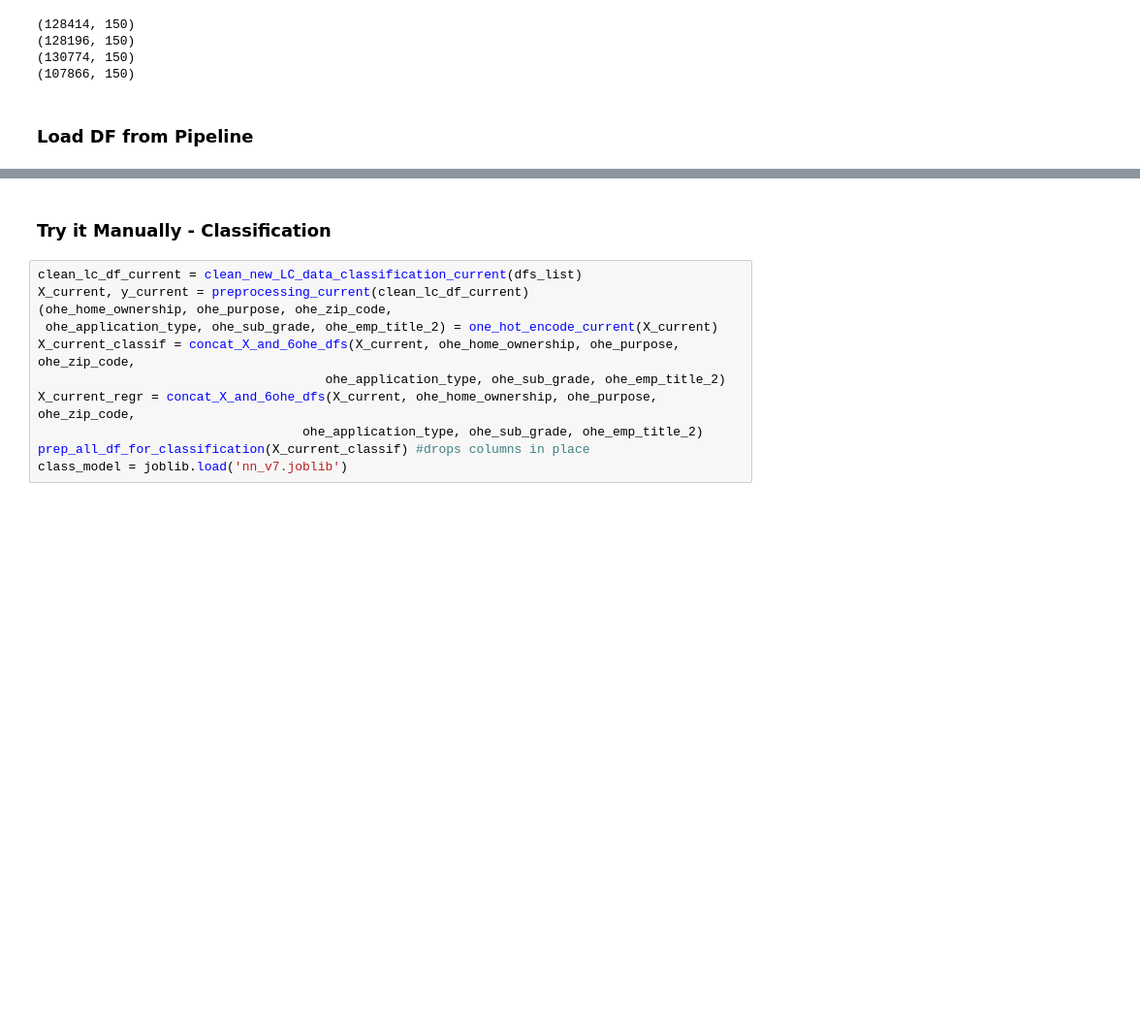
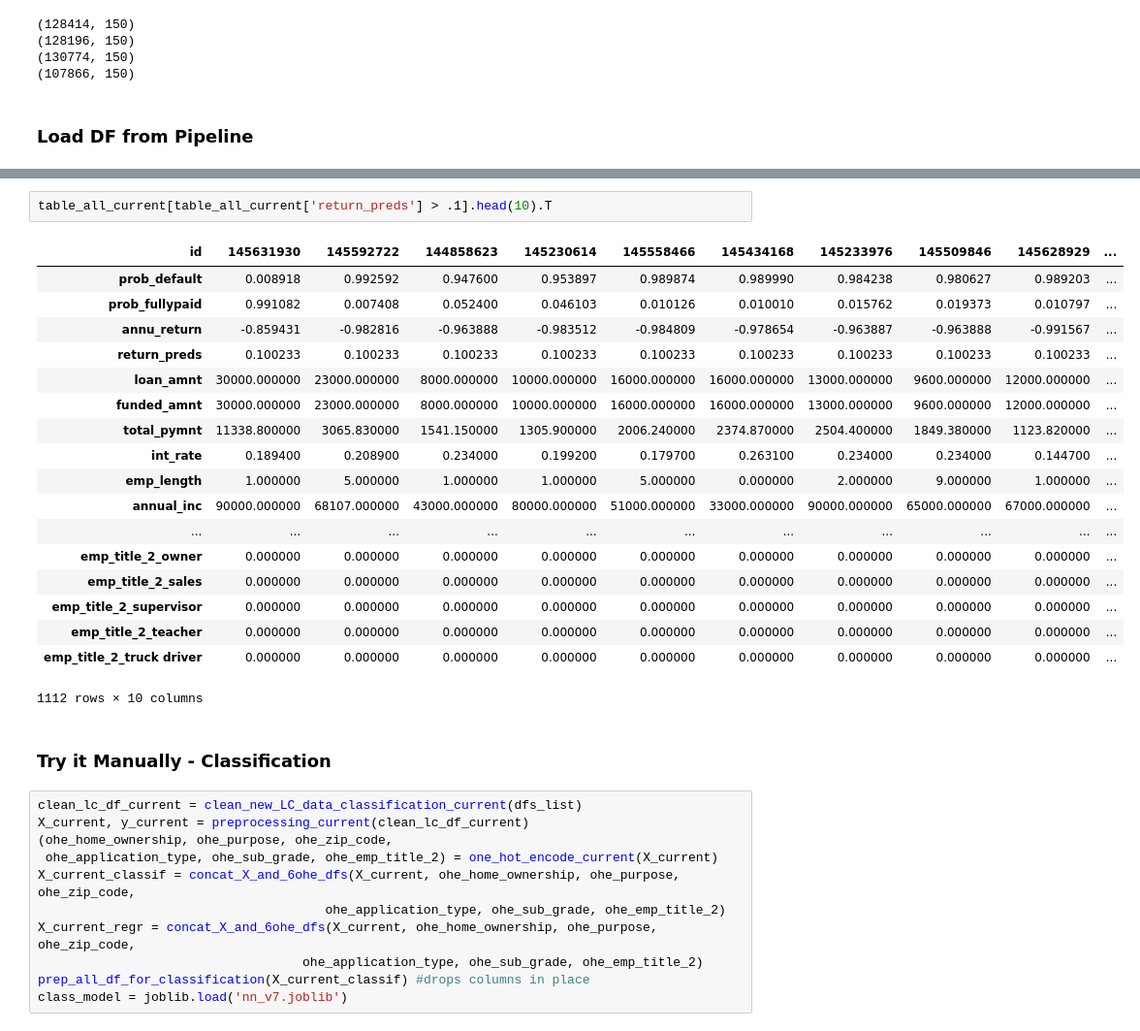
Before and after one commit to as6140/peervest, a Jupyter notebook: test_pipeline_on_current_data.ipynb, the cells around one changed output, grey strips where cells are left out. Shown: that part at 97% size. Drawn from its saved outputs; the diff is of its cells as text; blank space fills up the shorter version.

```diff
--- a/test_pipeline_on_current_data.ipynb
+++ b/test_pipeline_on_current_data.ipynb
@@ -79,3 +79,24 @@ plt.show()
+# %%
+table_all_current[table_all_current['return_preds'] > .1].head(10).T
+# %% [output]
+| id | 145631930 | 145592722 | 144858623 | 145230614 | 145558466 | 145434168 | 145233976 | 145509846 | 145628929 | ... |
+| prob_default | 0.008918 | 0.992592 | 0.947600 | 0.953897 | 0.989874 | 0.989990 | 0.984238 | 0.980627 | 0.989203 | ... |
+| prob_fullypaid | 0.991082 | 0.007408 | 0.052400 | 0.046103 | 0.010126 | 0.010010 | 0.015762 | 0.019373 | 0.010797 | ... |
+| annu_return | -0.859431 | -0.982816 | -0.963888 | -0.983512 | -0.984809 | -0.978654 | -0.963887 | -0.963888 | -0.991567 | ... |
+| return_preds | 0.100233 | 0.100233 | 0.100233 | 0.100233 | 0.100233 | 0.100233 | 0.100233 | 0.100233 | 0.100233 | ... |
+| loan_amnt | 30000.000000 | 23000.000000 | 8000.000000 | 10000.000000 | 16000.000000 | 16000.000000 | 13000.000000 | 9600.000000 | 12000.000000 | ... |
+| funded_amnt | 30000.000000 | 23000.000000 | 8000.000000 | 10000.000000 | 16000.000000 | 16000.000000 | 13000.000000 | 9600.000000 | 12000.000000 | ... |
+| total_pymnt | 11338.800000 | 3065.830000 | 1541.150000 | 1305.900000 | 2006.240000 | 2374.870000 | 2504.400000 | 1849.380000 | 1123.820000 | ... |
+| int_rate | 0.189400 | 0.208900 | 0.234000 | 0.199200 | 0.179700 | 0.263100 | 0.234000 | 0.234000 | 0.144700 | ... |
+| emp_length | 1.000000 | 5.000000 | 1.000000 | 1.000000 | 5.000000 | 0.000000 | 2.000000 | 9.000000 | 1.000000 | ... |
+| annual_inc | 90000.000000 | 68107.000000 | 43000.000000 | 80000.000000 | 51000.000000 | 33000.000000 | 90000.000000 | 65000.000000 | 67000.000000 | ... |
+| ... | ... | ... | ... | ... | ... | ... | ... | ... | ... | ... |
+| emp_title_2_owner | 0.000000 | 0.000000 | 0.000000 | 0.000000 | 0.000000 | 0.000000 | 0.000000 | 0.000000 | 0.000000 | ... |
+| emp_title_2_sales | 0.000000 | 0.000000 | 0.000000 | 0.000000 | 0.000000 | 0.000000 | 0.000000 | 0.000000 | 0.000000 | ... |
+| emp_title_2_supervisor | 0.000000 | 0.000000 | 0.000000 | 0.000000 | 0.000000 | 0.000000 | 0.000000 | 0.000000 | 0.000000 | ... |
+| emp_title_2_teacher | 0.000000 | 0.000000 | 0.000000 | 0.000000 | 0.000000 | 0.000000 | 0.000000 | 0.000000 | 0.000000 | ... |
+| emp_title_2_truck driver | 0.000000 | 0.000000 | 0.000000 | 0.000000 | 0.000000 | 0.000000 | 0.000000 | 0.000000 | 0.000000 | ... |
+1112 rows × 10 columns
 # %% [markdown]
 ### Try it Manually - Classification
 # %%
```
Also changed, not shown: parts of 9 cells of this notebook, 4 other files.
